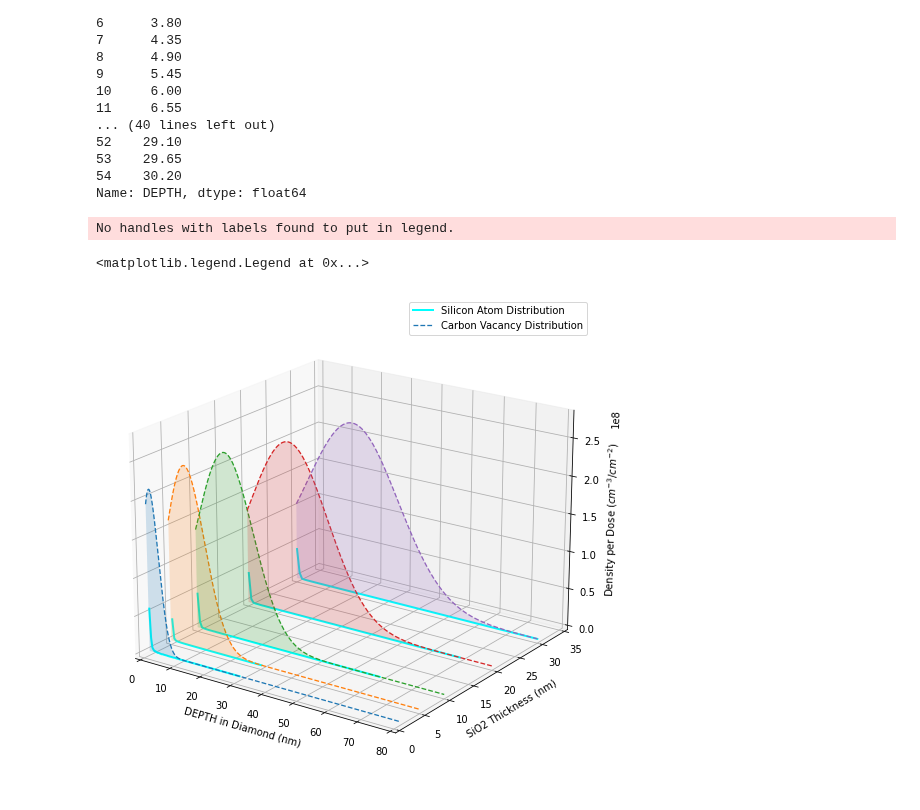
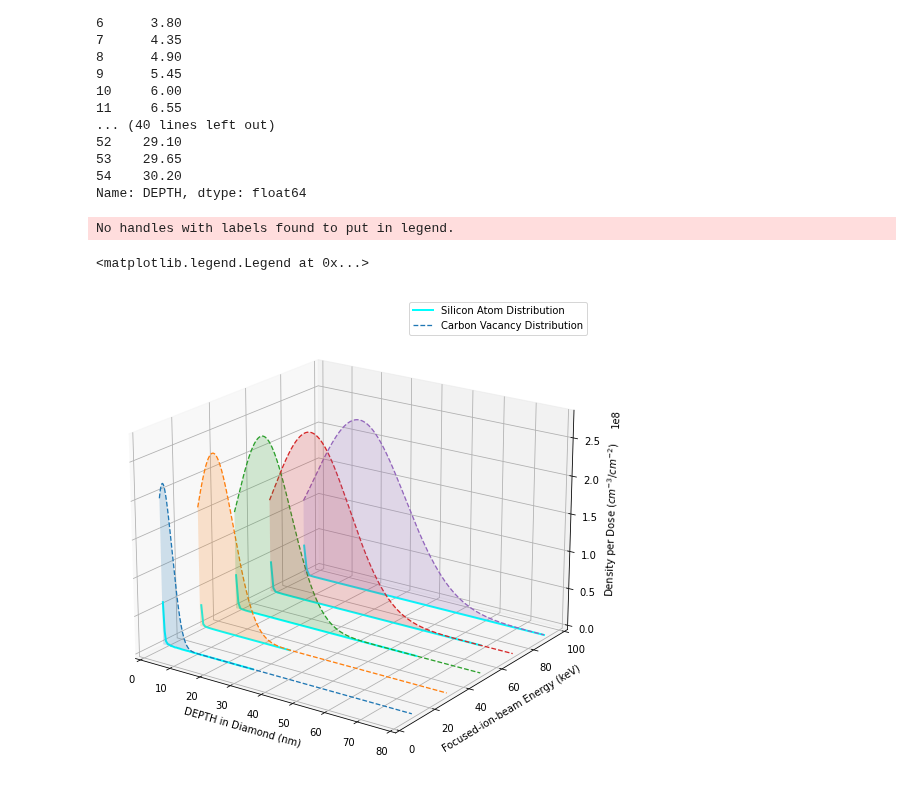
Before and after one commit to ahserhan/SiO2-SiV, a Jupyter notebook: 5nm SiO2/5nmSiO2 variable Energy.ipynb, the cells around one changed output. Cells and saved outputs as stored; diff of their text form; code cells hidden in the pictures.

```diff
--- a/5nm SiO2/5nmSiO2 variable Energy.ipynb
+++ b/5nm SiO2/5nmSiO2 variable Energy.ipynb
@@ -64,34 +64,34 @@ def plot3dSilicon(DEPTH,data,thickness,lab):
 # %%
 fig = plt.figure(figsize=(12,9))
 ax = fig.add_subplot(projection='3d')
 plt.grid()
 
 ax.legend()
 ax.set_xlim(0, 80)
-ax.set_ylim(0, 35)
+ax.set_ylim(0, 100)
 ax.set_zlim(0, 2.8e8)
 ax.set_xlabel('DEPTH in Diamond (nm)')
-ax.set_ylabel('SiO2 Thickness (nm)')
+ax.set_ylabel('Focused-ion-beam Energy (keV)')
 ax.set_zlabel('Density per Dose ($cm^{-3}$/$cm^{-2}$)')
 
-plot3dSilicon(data10keV['DEPTH'],data10keV['Si'], 1,1)
-plot3dSilicon(data30keV['DEPTH'],data30keV['Si'], 5,0)
-plot3dSilicon(data50keV['DEPTH'],data50keV['Si'],10,0)
-plot3dSilicon(data70keV['DEPTH'],data70keV['Si'], 20,0)
-plot3dSilicon(data90keV['DEPTH'],data90keV['Si'], 30,0)
+plot3dSilicon(data10keV['DEPTH'],data10keV['Si'], 10,1)
+plot3dSilicon(data30keV['DEPTH'],data30keV['Si'], 30,0)
+plot3dSilicon(data50keV['DEPTH'],data50keV['Si'],50,0)
+plot3dSilicon(data70keV['DEPTH'],data70keV['Si'], 70,0)
+plot3dSilicon(data90keV['DEPTH'],data90keV['Si'], 90,0)
 
 
-plot3dVacancy(data10keV['DEPTH'],data10keV['C']*1e8, 1,1)
-plot3dVacancy(data30keV['DEPTH'],data30keV['C']*1e8, 5,0)
-plot3dVacancy(data50keV['DEPTH'][1:],data50keV['C'][1:]*1e8,10,0)
-plot3dVacancy(data70keV['DEPTH'][1:],data70keV['C'][1:]*1e8, 20,0)
-plot3dVacancy(data90keV['DEPTH'][1:],data90keV['C'][1:]*1e8, 30,0)
+plot3dVacancy(data10keV['DEPTH'],data10keV['C']*1e8, 10,1)
+plot3dVacancy(data30keV['DEPTH'],data30keV['C']*1e8, 30,0)
+plot3dVacancy(data50keV['DEPTH'][1:],data50keV['C'][1:]*1e8,50,0)
+plot3dVacancy(data70keV['DEPTH'][1:],data70keV['C'][1:]*1e8, 70,0)
+plot3dVacancy(data90keV['DEPTH'][1:],data90keV['C'][1:]*1e8, 90,0)
 
 
 ax.view_init(elev=20., azim=-55)
 
 ax.legend()
 # %% [output]
 No handles with labels found to put in legend.
 <matplotlib.legend.Legend at 0x...>
-[figure, old version]
+[figure, new version]
```
